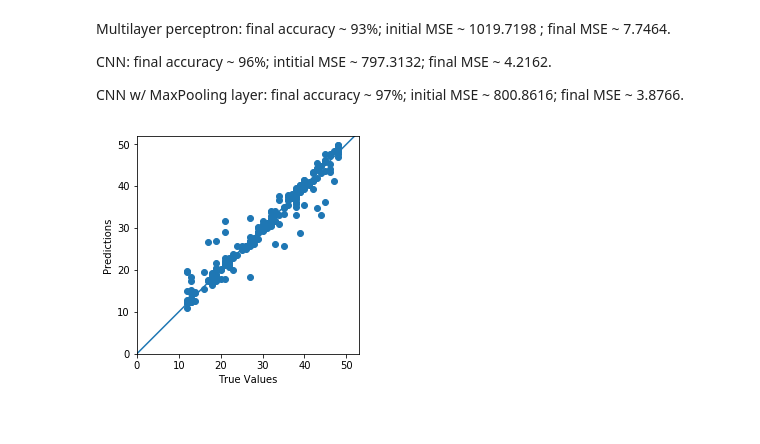
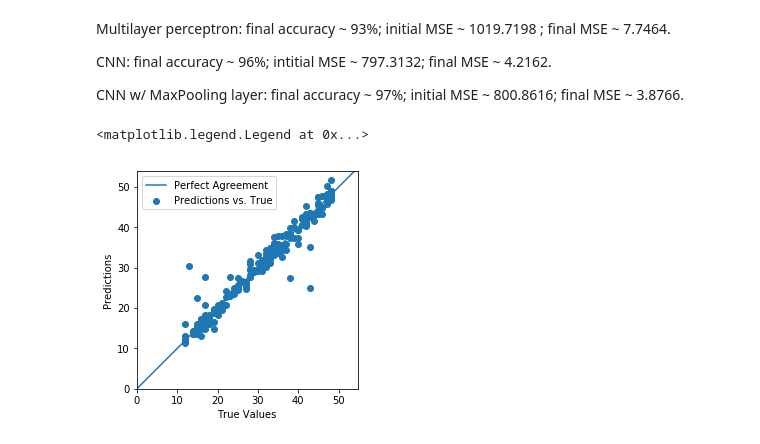
Before and after one commit to mdmorris/CNNsimple, a Jupyter notebook: CNN.ipynb, the cells around one changed output. Saved outputs shown, nothing was run; the diff lists cells and outputs as text; code cells hidden in the pictures.

```diff
--- a/CNN.ipynb
+++ b/CNN.ipynb
@@ -251,7 +237,8 @@ To use CNN, uncomment "circleData = circleData.reshape(n_data, grid, grid, 1)"
 # %%
-#circleData = circleData.reshape(n_data, grid, grid, 1)
-split = int(0.8*len(circleData))
-train_data_rad = circleData[:split]
+radData = circleData#.reshape(n_data, grid, grid, 1)
+split = int(0.8*len(radData))
+train_data_rad = radData[:split]
+print(train_data_rad.shape)
 train_labels_rad = radiiLabels[:split]
-test_data_rad = circleData[split:]
+test_data_rad = radData[split:]
 test_labels_rad = radiiLabels[split:]
@@ -299,16 +295,12 @@ array([[-0.4709178 , -0.48093927],
 # %%
-class PrintDot(keras.callbacks.Callback):
-  def on_epoch_end(self, epoch, logs):
-    if epoch % 100 == 0:
-        print('')
-    print('.', end='')
-
 EPOCHS = 100
-
+toc = time.clock()
 history = model_rad.fit(
   train_data_rad, train_labels_rad,
   epochs=EPOCHS, validation_split = 0.2, verbose = 0,
   callbacks=[PrintDot()])
-
+tic = time.clock()
+print('Training time = ')
+print(tic-toc)
 plot_history(history)
 # %% [output]
@@ -318,13 +311,18 @@ plot_history(history)
 # %% [markdown]
 For epochs = 1000, the above plot is a good example of how the error on the validation data can actually increase after a certain epoch-value is reached.
 # %%
-model = build_model_rad()
-
+model_rad = build_model_rad()
+EPOCHS = 1000
 # The patience parameter is the amount of epochs to check for improvement
 early_stop = keras.callbacks.EarlyStopping(monitor='val_loss', patience=10)
 
-history = model.fit(train_data_rad, train_labels_rad, epochs=EPOCHS,
-                    validation_split = 0.2, verbose=0, callbacks=[early_stop, PrintDot()])
+toc = time.clock()
 
+history = model_rad.fit(train_data_rad, train_labels_rad, epochs=EPOCHS,
+                    validation_split = 0.2, verbose=1, callbacks=[early_stop, PrintDot()])
+tic = time.clock()
+
+print('Training time = ')
+print(tic-toc)
 plot_history(history)
 # %% [output]
@@ -344,15 +358,17 @@ CNN: final accuracy ~ 96%; intitial MSE ~ 797.3132; final MSE ~ 4.2162.
 
 CNN w/ MaxPooling layer: final accuracy ~ 97%; initial MSE ~ 800.8616; final MSE ~ 3.8766.
 # %%
-test_predictions_rad = model_rad.predict(test_data_rad).flatten()
-plt.scatter(test_labels_rad, test_predictions_rad)
-
+test_predictions_rad = model_rad.predict(test_data_rad)
+test_labels_plot = test_labels_rad.flatten()
+plt.scatter(test_labels_plot, test_predictions_rad.flatten(), label='Predictions vs. True')
 plt.xlabel('True Values')
 plt.ylabel('Predictions')
 plt.axis('equal')
 plt.axis('square')
 plt.xlim([0,plt.xlim()[1]])
 plt.ylim([0,plt.ylim()[1]])
-_ = plt.plot([-100, 100], [-100, 100])
+_ = plt.plot([-100, 100], [-100, 100], label="Perfect Agreement")
+plt.legend(loc='upper left')
 # %% [output]
+<matplotlib.legend.Legend at 0x...>
-[figure, old version]
+[figure, new version]
```
Also changed, not shown: parts of 18 cells of this notebook.
